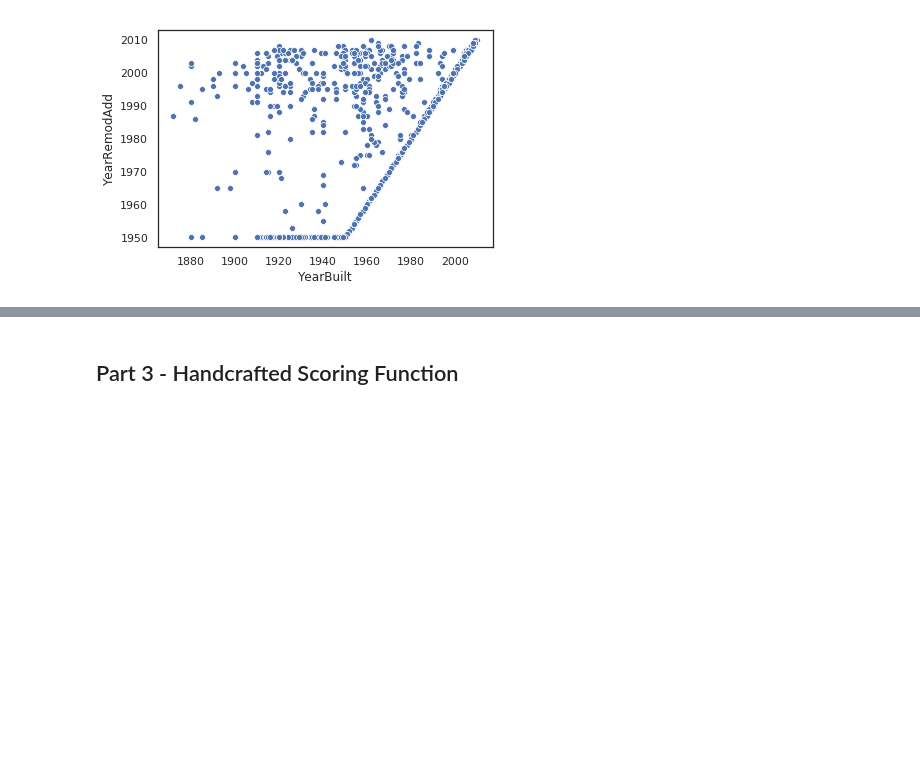
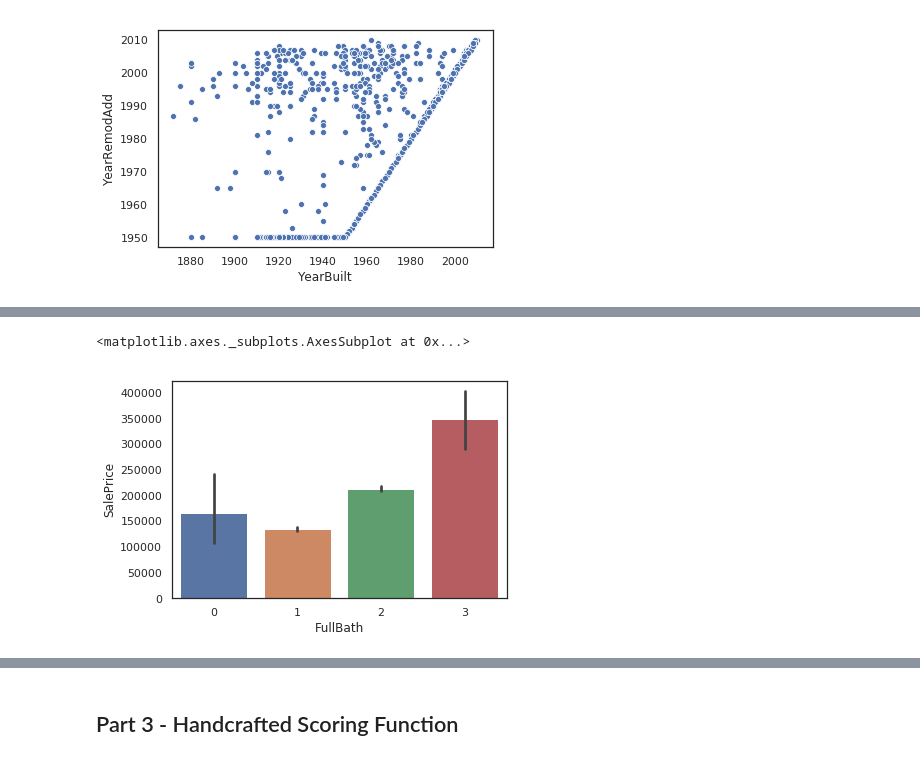
Before and after one commit to vamsh1/Kaggle_House-prices, a Jupyter notebook: cse519_hw3_kundhuru_ankitha_112504056.ipynb, the cells around one changed output, grey strips where cells are left out. Cells and saved outputs as stored; diff of their text form; code cells hidden in the pictures; blank space fills up the shorter version.

```diff
--- a/cse519_hw3_kundhuru_ankitha_112504056.ipynb
+++ b/cse519_hw3_kundhuru_ankitha_112504056.ipynb
@@ -165,0 +185,5 @@ What interesting properties does Plot 5 reveal?
+# %%
+sns.barplot(x= 'FullBath', y = 'SalePrice', data = train_data)
+# %% [output]
+<matplotlib.axes._subplots.AxesSubplot at 0x...>
+[figure, added]
```
Also changed, not shown: parts of 33 cells of this notebook.
